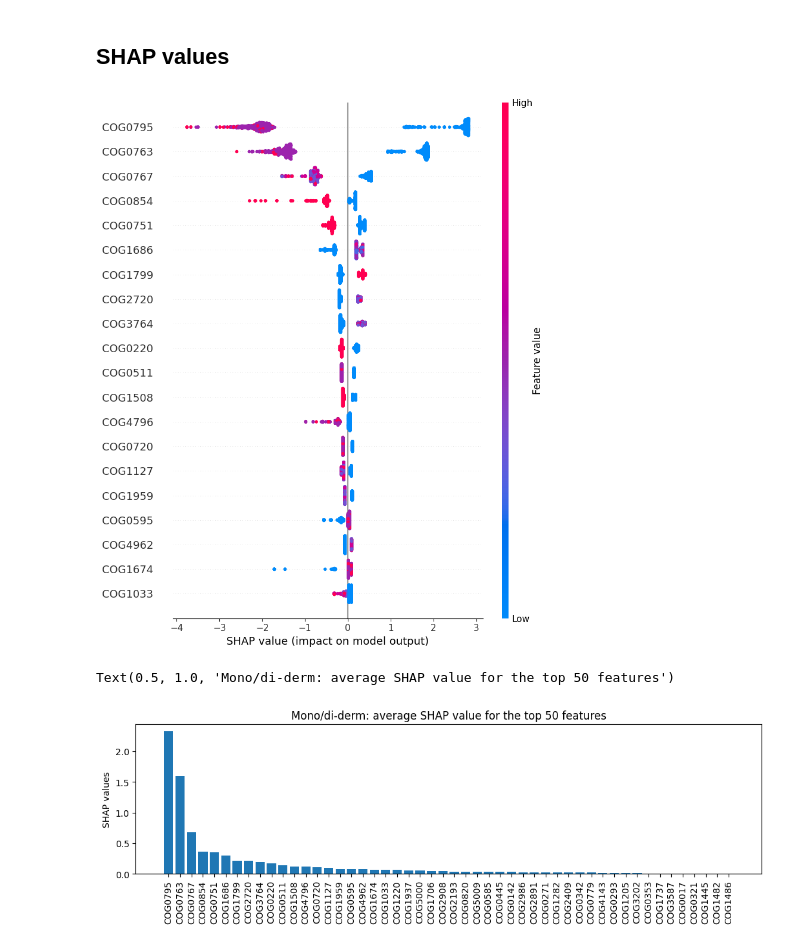
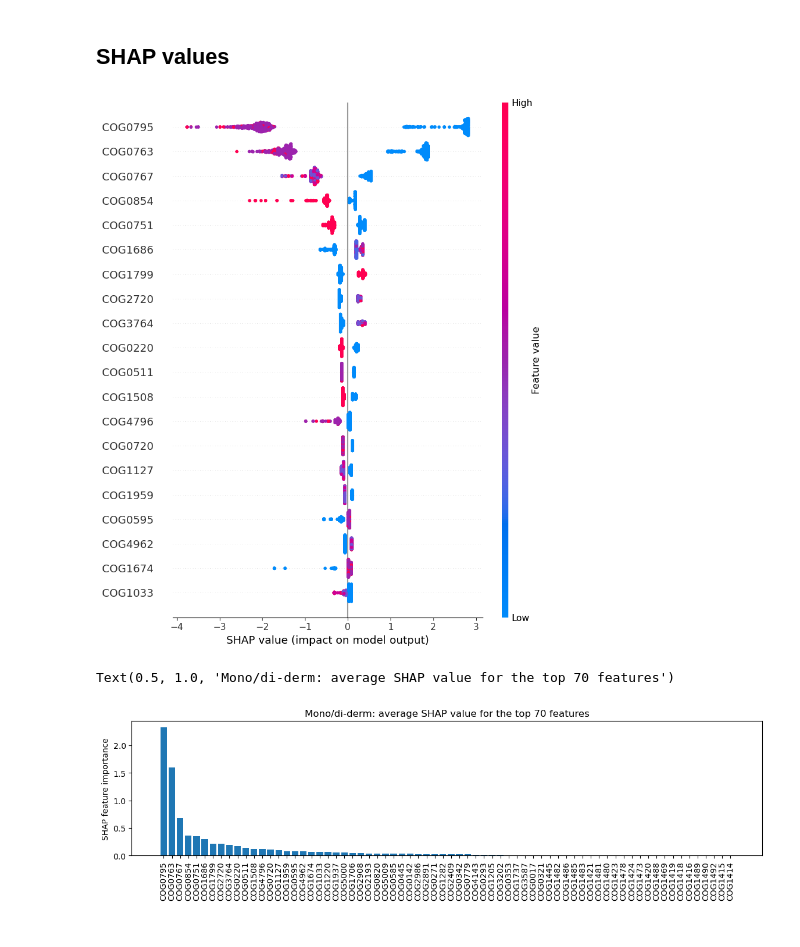
Before and after one commit to oist/gene-context, a Jupyter notebook: jupyter_notebooks/didermy_data.ipynb, the cells around one changed output. Cells and saved outputs as stored; diff of their text form; code cells hidden in the pictures.

```diff
--- a/jupyter_notebooks/didermy_data.ipynb
+++ b/jupyter_notebooks/didermy_data.ipynb
@@ -285,23 +287,6 @@ plt.show()
 [figure]
 # %% [markdown]
 ## SHAP values
-# %%
-import shap
-import numpy as np
-from xgboost import XGBClassifier
-from sklearn.pipeline import make_pipeline
-
-X_val_train, y_label_train, X_column_names_tr = read_diderm_data(data_filename_train, y_filename, device) #{'Diderm': 0, 'Monoderm': 1}
-X_val_test, y_label_test, X_column_names = read_diderm_data(data_filename_test, y_filename, device) #{'Diderm': 0, 'Monoderm': 1}
-
-X_val_train, X_val_test = X_val_train.cpu(), X_val_test.cpu()
-# scaler = MaxAbsScaler()
-# X_train_scaled = scaler.fit_transform(X_val_train)
-# X_val_test_scaled = scaler.fit_transform(X_val_test)
-
-# Train your model
-model = XGBClassifier(n_jobs=THREADS if device == "cpu" else None, tree_method="gpu_hist" if device == "cpu" else "hist")
-model.fit(X_val_train, y_label_train.cpu());
 # %%
 # Create SHAP Explainer
 explainer = shap.TreeExplainer(model)
@@ -313,7 +298,7 @@ shap_values_test = explainer.shap_values(X_val_test)
 # Visualize feature importance
 shap.summary_plot(shap_values_train, X_val_train, feature_names=X_column_names_tr)  # Summary plot
 # %% [output]
-[figure, old version]
+[figure, new version]
 # %%
 shap_df = pd.DataFrame(shap_values_train, columns=[f"Feature_{i}" for i in range(X_val_train.shape[1])])
 
@@ -324,33 +309,33 @@ feature_names = ["Feature_0", "Feature_1", "Feature_2", "Feature_3"]
 average_shaps_df = pd.DataFrame(average_shaps, columns=["Average SHAP Value"], index=X_column_names_tr)
 # %%
 # Extracting top N
-N=50
+N=70
 abs_shap_values = np.abs(shap_values_train)
 
 # Step 2: Calculate the mean absolute SHAP value for each feature across all samples
 mean_abs_shap_values = np.mean(abs_shap_values, axis=0)
 
 # Step 3: Sort the features based on the mean absolute SHAP values
 sorted_indices = np.argsort(mean_abs_shap_values)[::-1]  # Sorting in descending order
 sorted_feature_names = [X_column_names_tr[i] for i in sorted_indices]
 
 top_n_features = [f"{i}" for i in sorted_feature_names[:N]]
 
 # Step 6: Display the top N features and their average SHAP values
 top_n_shap_values = mean_abs_shap_values[sorted_indices[:N]]
 top_n_df = pd.DataFrame({
     'Feature': top_n_features,
     'Average SHAP Value': top_n_shap_values
 })
 
-plt.figure(figsize=(12.5, 3))
+plt.figure(figsize=(14, 3))
 plt.bar(range(len(top_n_shap_values)),top_n_shap_values)
 plt.xticks(range(len(top_n_features)), top_n_features, rotation=90);
-plt.ylabel("SHAP values")
+plt.ylabel("SHAP feature importance")
 plt.title(f"Mono/di-derm: average SHAP value for the top {N} features")
 # %% [output]
-Text(0.5, 1.0, 'Mono/di-derm: average SHAP value for the top 50 features')
+Text(0.5, 1.0, 'Mono/di-derm: average SHAP value for the top 70 features')
-[figure, old version]
+[figure, new version]
 # %%
 import pandas as pd
 
```
Also changed, not shown: parts of 6 cells of this notebook, 6 other files.
